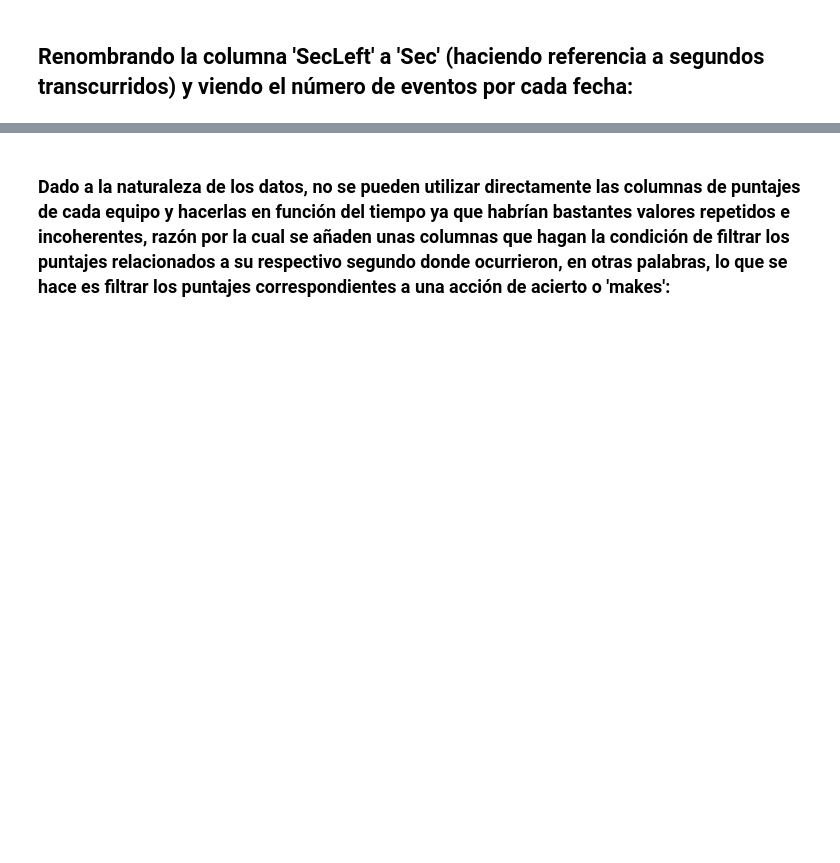
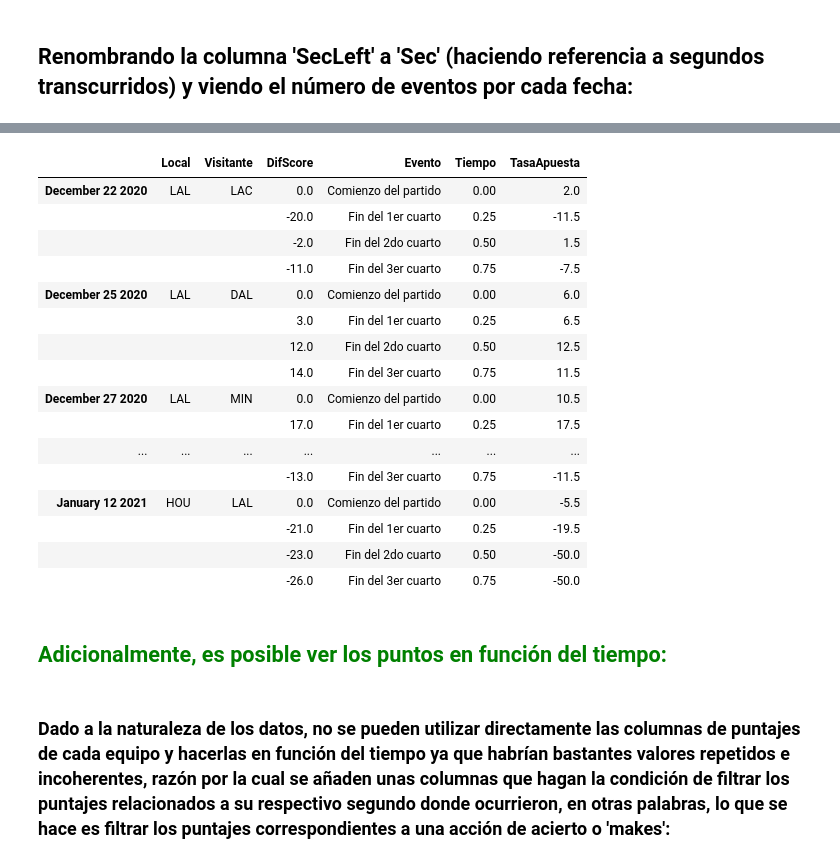
Before and after one commit to sarodriguezme/Proyecto-M.-Estad-stica, a Jupyter notebook: Proyecto_NBA.ipynb, the cells around one changed output, grey strips where cells are left out. Saved outputs shown, nothing was run; the diff lists cells and outputs as text; code cells hidden in the pictures; blank space fills up the shorter version.

Commit message:
Tasas de apuestas integradas

```diff
--- a/Proyecto_NBA.ipynb
+++ b/Proyecto_NBA.ipynb
@@ -314,0 +280,3 @@ for i in range(3):
+# %%
+df_dif=pd.concat([df_dif1,df_dif2,df_dif3,df_dif3])
+df_dif=df_dif.reset_index()
@@ -314,0 +292,27 @@ for i in range(3):
+# %%
+T=np.zeros(num_games*4)    #Tasa de apuesta
+DIF=np.zeros(num_games*4)  #Diferencia de puntos
+E=[None] * num_games*4     #Evento
+S=np.zeros(num_games*4)    #Segundos
+D=[None] * num_games*4     #Fecha
+L=[None] * num_games*4     #Local
+V=[None] * num_games*4     #Visitante
+
+for i in range(0,num_games*4,4):
+    j=float(i)/4
+
+    S[i], E[i],T[i]=0,'Comienzo del partido',T_0[int(j)]
+    S[i+1], E[i+1],T[i+1]=0.25,'Fin del 1er cuarto',T_1[int(j)]
+    S[i+2], E[i+2],T[i+2]=0.5,'Fin del 2do cuarto',T_2[int(j)]
+    S[i+3], E[i+3],T[i+3]=0.75,'Fin del 3er cuarto',T_3[int(j)]
+
+    D[i]=df_dif1.loc[int(j),'Date']
+    D[i+1],D[i+2],D[i+3]= ' ',' ',' '
+
+    DIF[i+1]=int(df_dif1.loc[int(j),'HomeScore']-df_dif1.loc[int(j),'AwayScore'])
+    DIF[i+2]=int(df_dif2.loc[int(j),'HomeScore']-df_dif2.loc[int(j),'AwayScore'])
+    DIF[i+3]=int(df_dif3.loc[int(j),'HomeScore']-df_dif3.loc[int(j),'AwayScore'])
+
+    L[i],V[i]=df_dif1.loc[int(j),'HomeTeam'],df_dif1.loc[int(j),'AwayTeam']
+    L[i+1], L[i+2], L[i+3]=' ',' ',' '
+    V[i+1], V[i+2], V[i+3]=' ',' ',' '
@@ -314,0 +321,8 @@ for i in range(3):
+# %%
+DATE=pd.Series(D)
+df_dif['Local']=L
+df_dif['Visitante']=V
+df_dif['DifScore']=DIF.tolist()
+df_dif['Evento']=E
+df_dif['Tiempo']=S.tolist()
+df_dif['TasaApuesta']=T.tolist()
@@ -314,0 +331,4 @@ for i in range(3):
+# %%
+DF=df_dif[['Local','Visitante','DifScore','Evento','Tiempo','TasaApuesta']]
+DF=DF.set_index(DATE)
+DF.info()
@@ -315,3 +349,25 @@ for i in range(3):
+# %%
+DF
+# %% [output]
+|  | Local | Visitante | DifScore | Evento | Tiempo | TasaApuesta |
+| December 22 2020 | LAL | LAC | 0.0 | Comienzo del partido | 0.00 | 2.0 |
+|  |  |  | -20.0 | Fin del 1er cuarto | 0.25 | -11.5 |
+|  |  |  | -2.0 | Fin del 2do cuarto | 0.50 | 1.5 |
+|  |  |  | -11.0 | Fin del 3er cuarto | 0.75 | -7.5 |
+| December 25 2020 | LAL | DAL | 0.0 | Comienzo del partido | 0.00 | 6.0 |
+|  |  |  | 3.0 | Fin del 1er cuarto | 0.25 | 6.5 |
+|  |  |  | 12.0 | Fin del 2do cuarto | 0.50 | 12.5 |
+|  |  |  | 14.0 | Fin del 3er cuarto | 0.75 | 11.5 |
+| December 27 2020 | LAL | MIN | 0.0 | Comienzo del partido | 0.00 | 10.5 |
+|  |  |  | 17.0 | Fin del 1er cuarto | 0.25 | 17.5 |
+| ... | ... | ... | ... | ... | ... | ... |
+|  |  |  | -13.0 | Fin del 3er cuarto | 0.75 | -11.5 |
+| January 12 2021 | HOU | LAL | 0.0 | Comienzo del partido | 0.00 | -5.5 |
+|  |  |  | -21.0 | Fin del 1er cuarto | 0.25 | -19.5 |
+|  |  |  | -23.0 | Fin del 2do cuarto | 0.50 | -50.0 |
+|  |  |  | -26.0 | Fin del 3er cuarto | 0.75 | -50.0 |
+# %% [markdown]
+## <span style="color:green">Adicionalmente, es posible ver los puntos en función del tiempo:
 # %% [markdown]
 ### Dado a la naturaleza de los datos, no se pueden utilizar directamente las columnas de puntajes de cada equipo y hacerlas en función del tiempo ya que habrían bastantes valores repetidos e incoherentes, razón por la cual se añaden unas columnas que hagan la condición de filtrar los puntajes relacionados a su respectivo segundo donde ocurrieron, en otras palabras, lo que se hace es filtrar los puntajes correspondientes a una acción de acierto o 'makes':
 # %%
```
Also changed, not shown: parts of 25 cells of this notebook.
